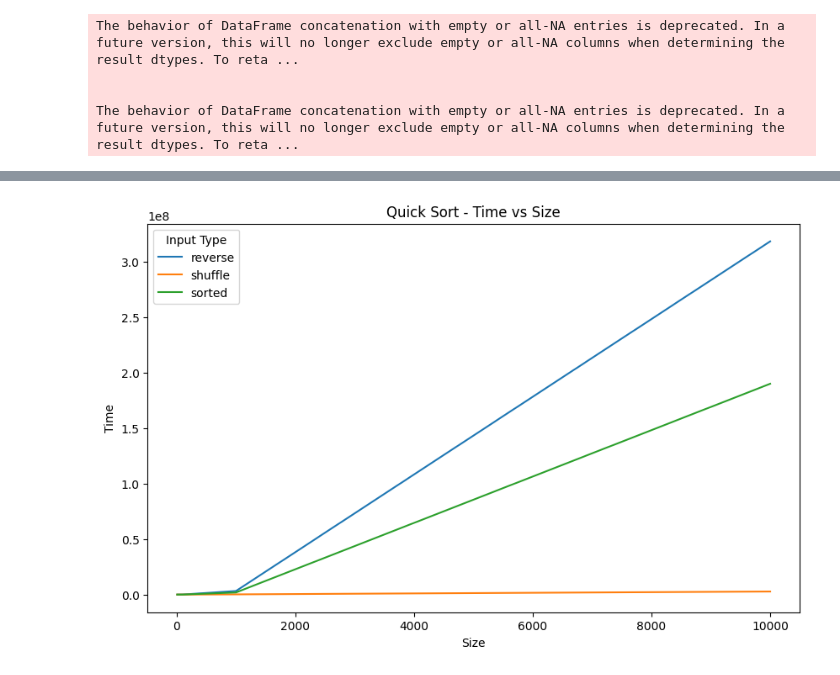
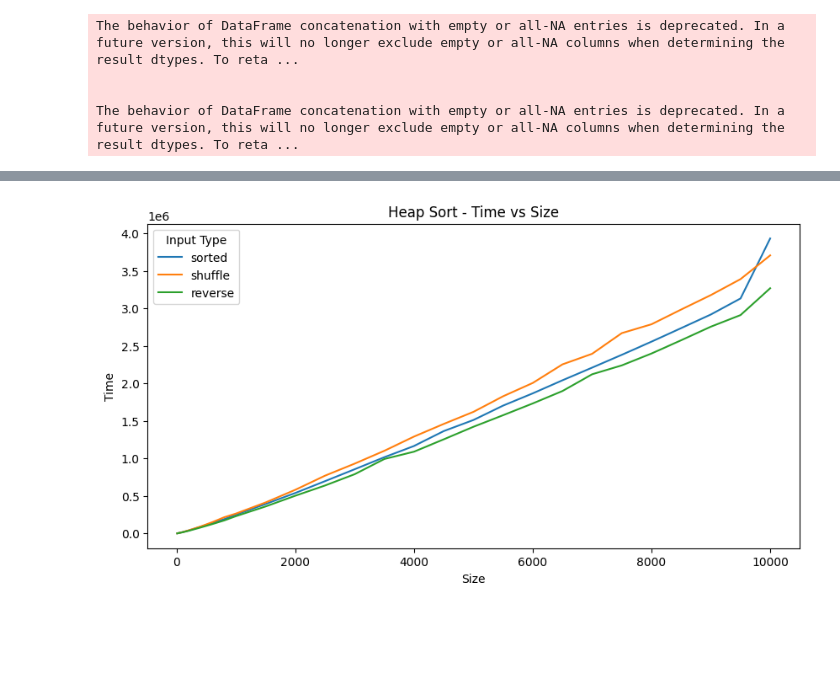
Before and after one commit to DAA-T1/cmplx, a Jupyter notebook: benchmarker/analyzer.ipynb, the cells around one changed output, grey strips where cells are left out. Drawn from its saved outputs; the diff is of its cells as text; code cells hidden in the pictures; blank space fills up the shorter version.

```diff
--- a/benchmarker/analyzer.ipynb
+++ b/benchmarker/analyzer.ipynb
@@ -152,8 +181,8 @@ The behavior of DataFrame concatenation with empty or all-NA entries is deprecat
 # %%
-plt.figure(figsize=(10, 6))
-plt.title("Quick Sort - Time vs Size")
-sns.lineplot(data=data[data["Algorithm"] == "quick"], x="Size", y="Time", hue="Type")
+plt.figure(figsize=(10, 5))
+plt.title("Heap Sort - Time vs Size")
+sns.lineplot(data=data[data["Algorithm"] == "heap"], x="Size", y="Time", hue="Type")
 plt.legend(title="Input Type")
 plt.show()
 # %% [output]
-[figure, old version]
+[figure, new version]
```
Also changed, not shown: parts of 7 cells of this notebook, 3 other files.
